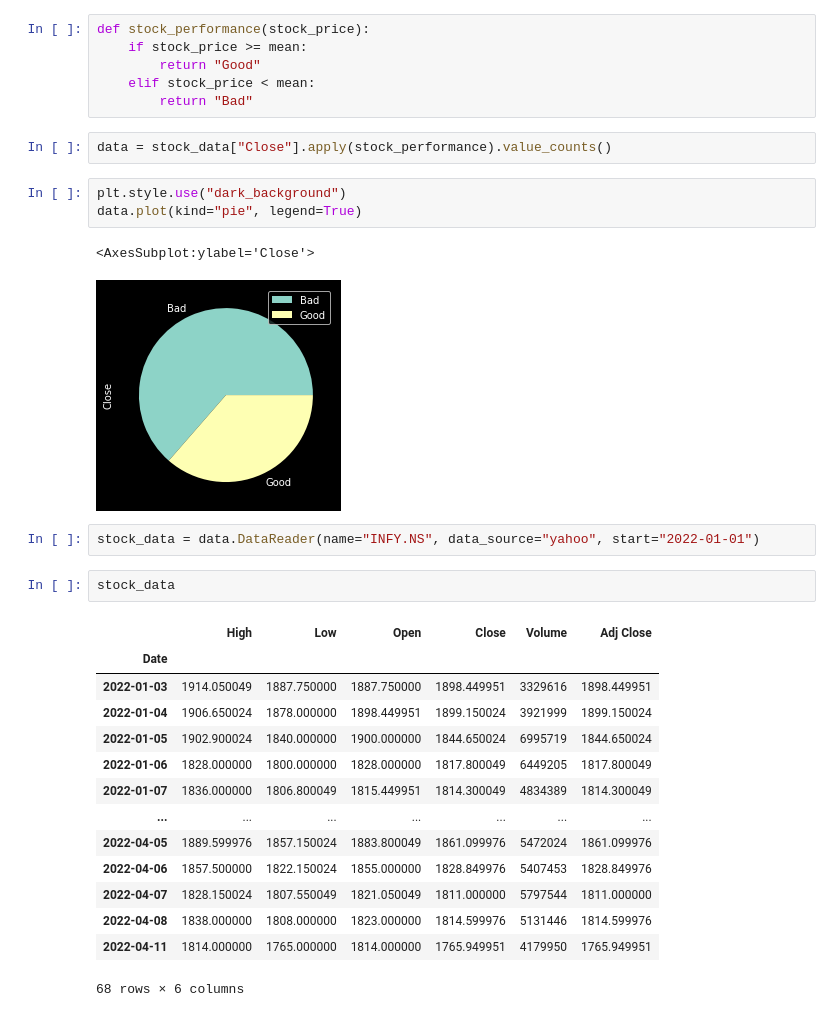
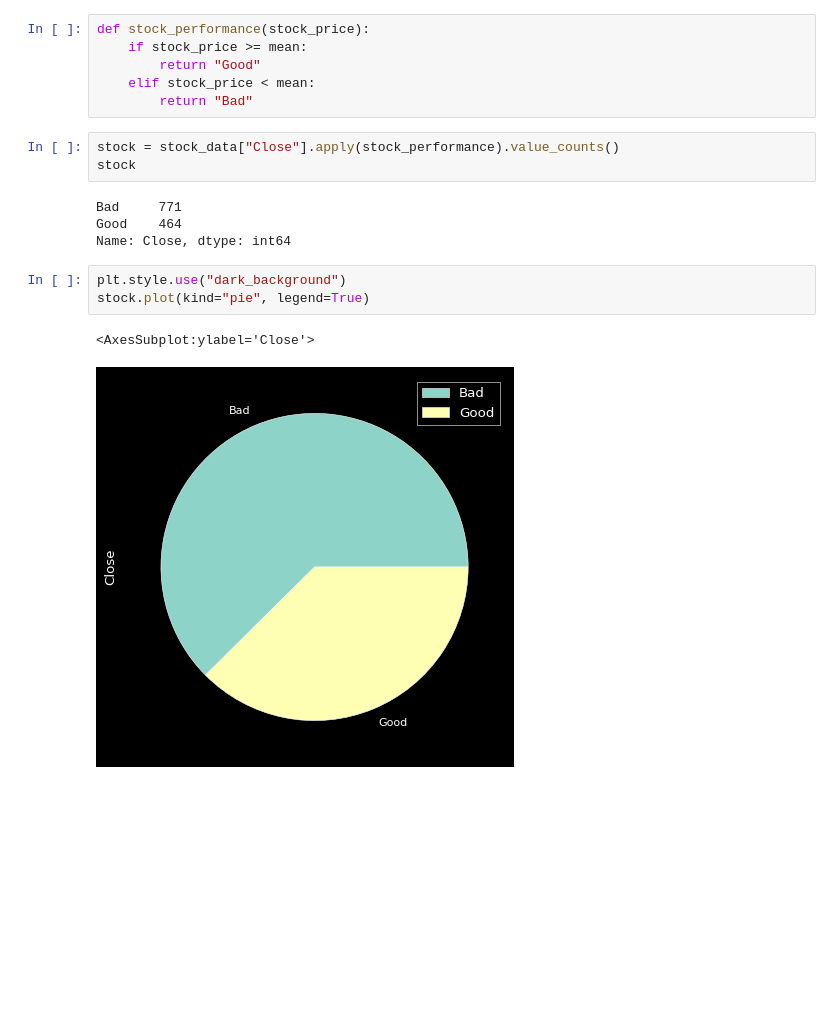
Before and after one commit to madhubabukencha/pandas, a Jupyter notebook: top10_data_visualization/data_visualization.ipynb, the cells around one changed output. Cells and saved outputs as stored; diff of their text form; blank space fills up the shorter version.

Commit message:
Adding some visualization plots

```diff
--- a/top10_data_visualization/data_visualization.ipynb
+++ b/top10_data_visualization/data_visualization.ipynb
@@ -52,29 +101,15 @@ def stock_performance(stock_price):
     elif stock_price < mean:
         return "Bad"
 # %%
-data = stock_data["Close"].apply(stock_performance).value_counts()
+stock = stock_data["Close"].apply(stock_performance).value_counts()
+stock
+# %% [output]
+Bad     771
+Good    464
+Name: Close, dtype: int64
 # %%
 plt.style.use("dark_background")
-data.plot(kind="pie", legend=True)
+stock.plot(kind="pie", legend=True)
 # %% [output]
 <AxesSubplot:ylabel='Close'>
-[figure, old version]
+[figure, new version]
-# %%
-stock_data = data.DataReader(name="INFY.NS", data_source="yahoo", start="2022-01-01")
-# %%
-stock_data
-# %% [output]
-|  | High | Low | Open | Close | Volume | Adj Close |
-| Date |  |  |  |  |  |  |
-| 2022-01-03 | 1914.050049 | 1887.750000 | 1887.750000 | 1898.449951 | 3329616 | 1898.449951 |
-| 2022-01-04 | 1906.650024 | 1878.000000 | 1898.449951 | 1899.150024 | 3921999 | 1899.150024 |
-| 2022-01-05 | 1902.900024 | 1840.000000 | 1900.000000 | 1844.650024 | 6995719 | 1844.650024 |
-| 2022-01-06 | 1828.000000 | 1800.000000 | 1828.000000 | 1817.800049 | 6449205 | 1817.800049 |
-| 2022-01-07 | 1836.000000 | 1806.800049 | 1815.449951 | 1814.300049 | 4834389 | 1814.300049 |
-| ... | ... | ... | ... | ... | ... | ... |
-| 2022-04-05 | 1889.599976 | 1857.150024 | 1883.800049 | 1861.099976 | 5472024 | 1861.099976 |
-| 2022-04-06 | 1857.500000 | 1822.150024 | 1855.000000 | 1828.849976 | 5407453 | 1828.849976 |
-| 2022-04-07 | 1828.150024 | 1807.550049 | 1821.050049 | 1811.000000 | 5797544 | 1811.000000 |
-| 2022-04-08 | 1838.000000 | 1808.000000 | 1823.000000 | 1814.599976 | 5131446 | 1814.599976 |
-| 2022-04-11 | 1814.000000 | 1765.000000 | 1814.000000 | 1765.949951 | 4179950 | 1765.949951 |
-68 rows × 6 columns
```
Also changed, not shown: parts of 21 cells of this notebook.
